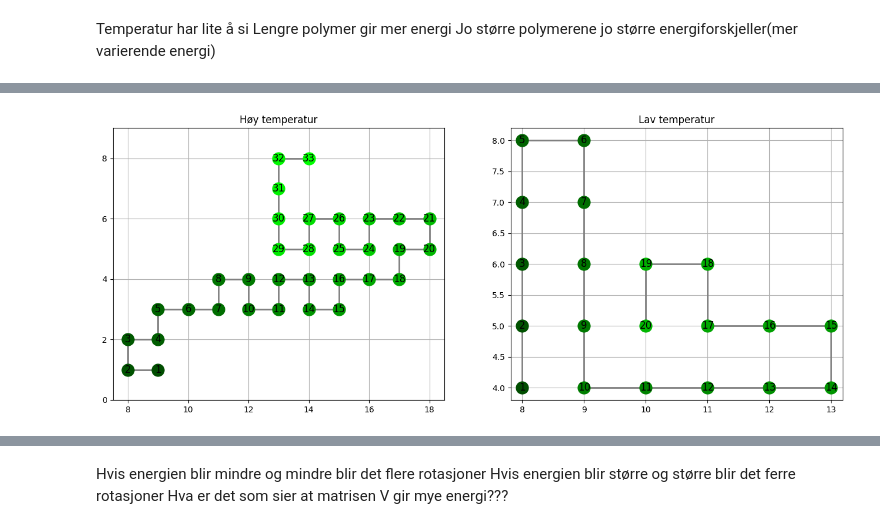
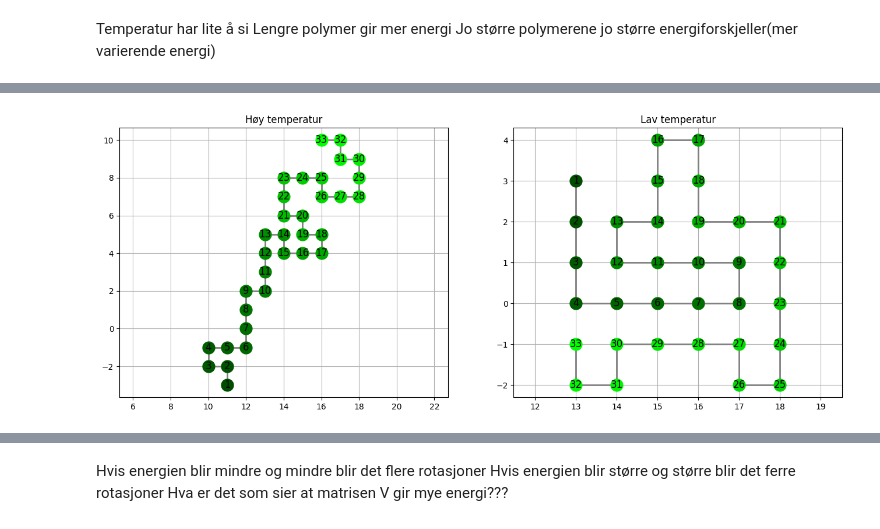
Before and after one commit to hannaroed/Vitber-bio, a Jupyter notebook: bio.ipynb, the cells around one changed output, grey strips where cells are left out. Cells and saved outputs as stored; diff of their text form; code cells hidden in the pictures.

```diff
--- a/bio.ipynb
+++ b/bio.ipynb
@@ -452,11 +449,14 @@ plt.show()
 # %%
 # 2c) Illustrer sluttposisjonen til de to polymerene fra simuleringen i 2b
 polymer_high_temp = simulate_energy(init_polymer(33), t, V_1, T_high)[0]
-polymer_low_temp = simulate_energy(init_polymer(20), t, V_1, T_low)[0]
+polymer_low_temp = simulate_energy(init_polymer(33), t, V_1, T_low)[0]
 
 plot_two_polymers(polymer_high_temp, polymer_low_temp, t, t, "Høy temperatur", "Lav temperatur")
+
+#høy temp - ustabil energi, hopper rundt mellom energinivå
+#lav temp - finner vanligvis lokalt minima, men ikke globalt minima. Vanskelig å hoppe ut av lokalt for å finne globalt.
 # %% [output]
-[figure, old version]
+[figure, new version]
 # %%
 #2d) Symmetrisk matrise
 @njit
```
Also changed, not shown: parts of 9 cells of this notebook.
